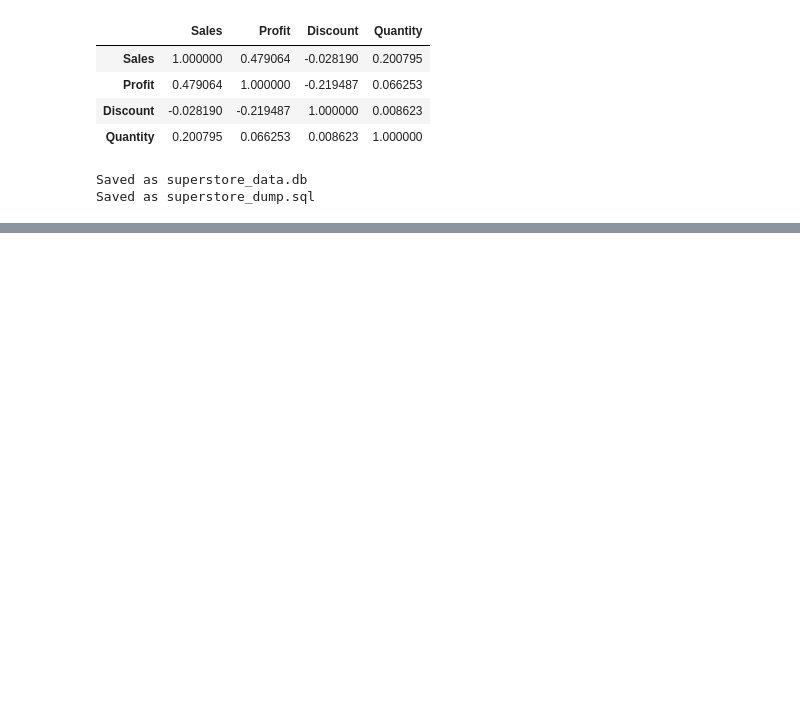
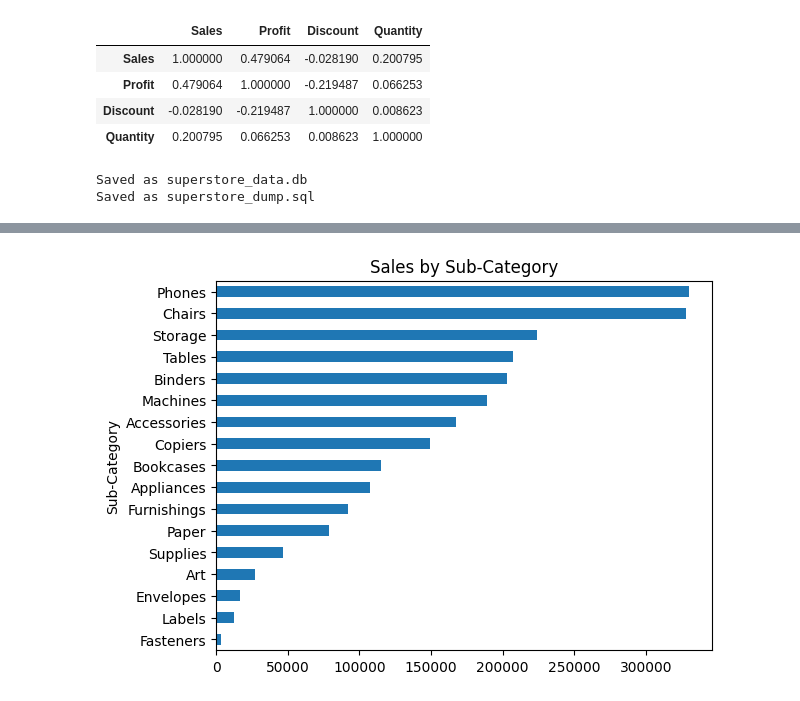
Before and after one commit to Taksha03/sales-data-analysis-dashboard, a Jupyter notebook: data_cleaning_analysis.ipynb, the cells around one changed output, grey strips where cells are left out. Drawn from its saved outputs; the diff is of its cells as text; code cells hidden in the pictures; blank space fills up the shorter version.

```diff
--- a/data_cleaning_analysis.ipynb
+++ b/data_cleaning_analysis.ipynb
@@ -187,0 +167,7 @@ dtype: object
+# %%
+subcat_sales = df.groupby('Sub-Category')['Sales'].sum().sort_values()
+
+subcat_sales.plot(kind='barh', title='Sales by Sub-Category')
+plt.show()
+# %% [output]
+[figure, added]
```
Also changed, not shown: parts of 9 cells of this notebook.
